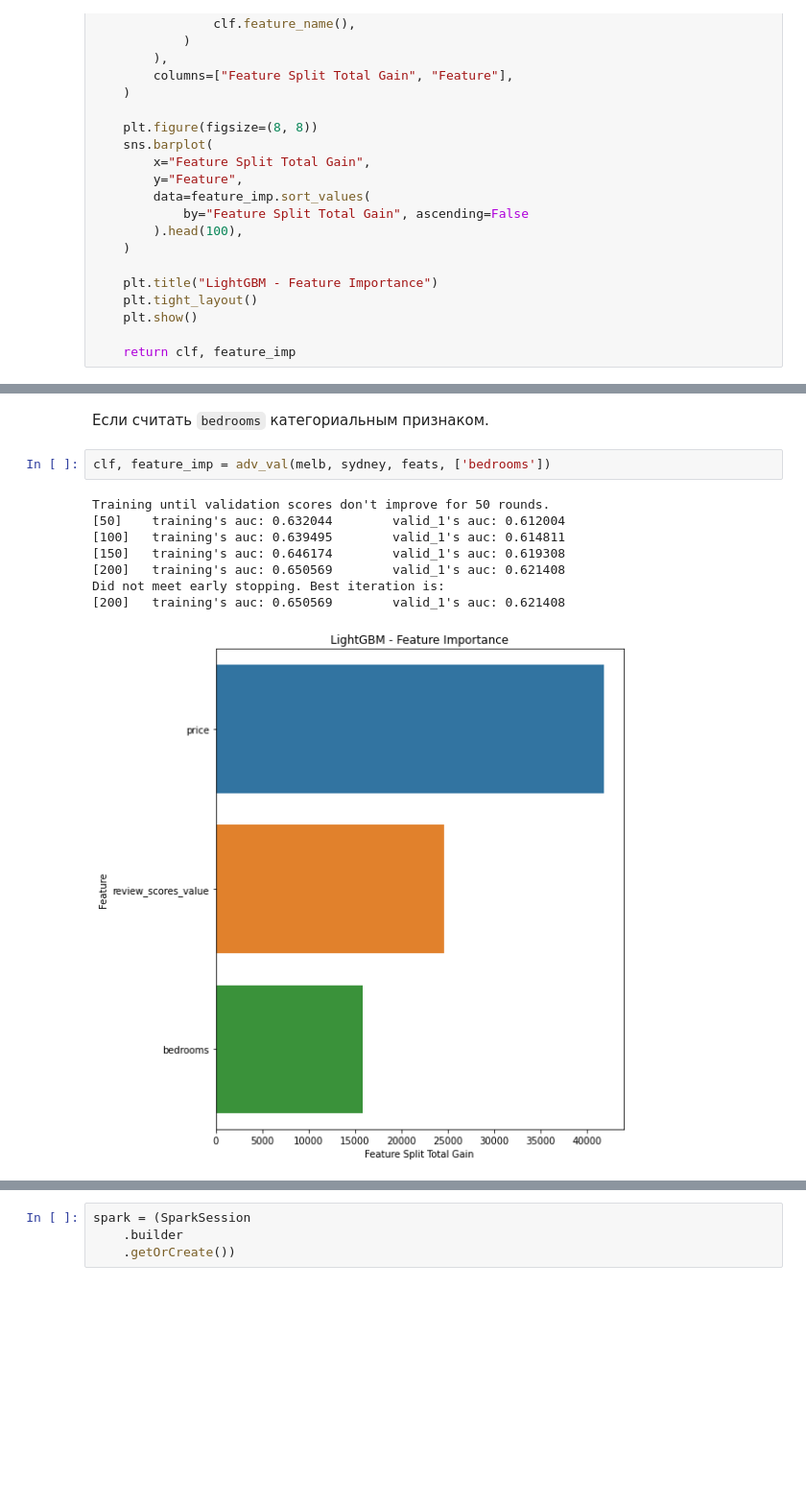
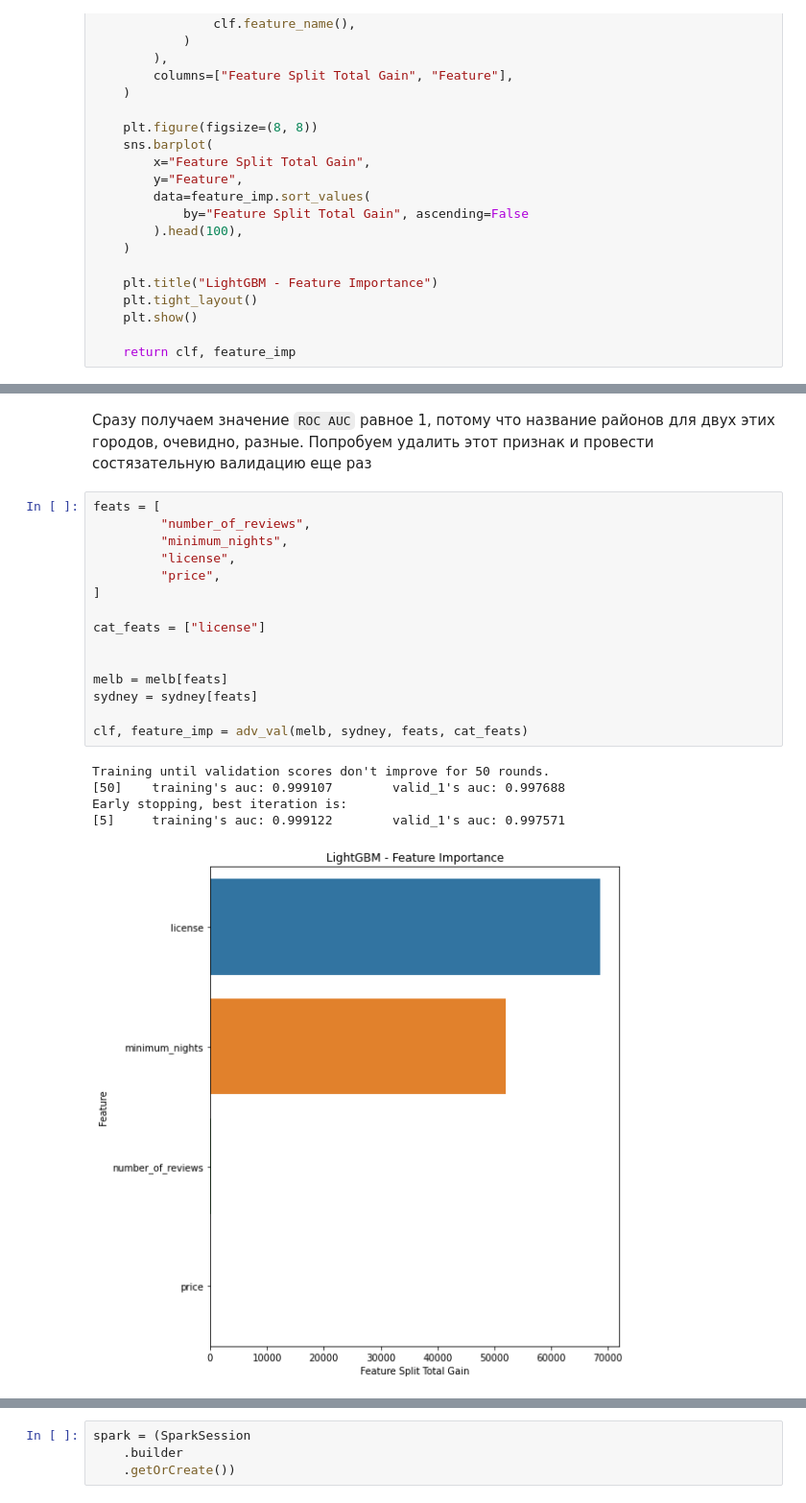
Before and after one commit to AlexGrunt/MLValidation, a Jupyter notebook: examples/data_drift_detection_example.ipynb, the cells around one changed output, grey strips where cells are left out. Shown: that part at 96% size. Cells and saved outputs as stored; diff of their text form; blank space fills up the shorter version.

```diff
--- a/examples/data_drift_detection_example.ipynb
+++ b/examples/data_drift_detection_example.ipynb
@@ -117,13 +114,23 @@ Did not meet early stopping. Best iteration is:
-# %% [markdown]
-Если считать `bedrooms` категориальным признаком.
-# %%
-clf, feature_imp = adv_val(melb, sydney, feats, ['bedrooms'])
-# %% [output]
-Training until validation scores don't improve for 50 rounds.
-[50]    training's auc: 0.632044        valid_1's auc: 0.612004
-[100]   training's auc: 0.639495        valid_1's auc: 0.614811
-[150]   training's auc: 0.646174        valid_1's auc: 0.619308
-[200]   training's auc: 0.650569        valid_1's auc: 0.621408
-Did not meet early stopping. Best iteration is:
-[200]   training's auc: 0.650569        valid_1's auc: 0.621408
-[figure, removed]
+# %% [markdown]
+Сразу получаем значение `ROC AUC` равное 1, потому что название районов для двух этих городов, очевидно, разные. Попробуем удалить этот признак и провести состязательную валидацию еще раз
+# %%
+feats = [
+         "number_of_reviews",
+         "minimum_nights",
+         "license",
+         "price",
+]
+
+cat_feats = ["license"]
+
+
+melb = melb[feats]
+sydney = sydney[feats]
+
+clf, feature_imp = adv_val(melb, sydney, feats, cat_feats)
+# %% [output]
+Training until validation scores don't improve for 50 rounds.
+[50]    training's auc: 0.999107        valid_1's auc: 0.997688
+Early stopping, best iteration is:
+[5]     training's auc: 0.999122        valid_1's auc: 0.997571
+[figure, added]
```
Also changed, not shown: parts of 17 cells of this notebook.
